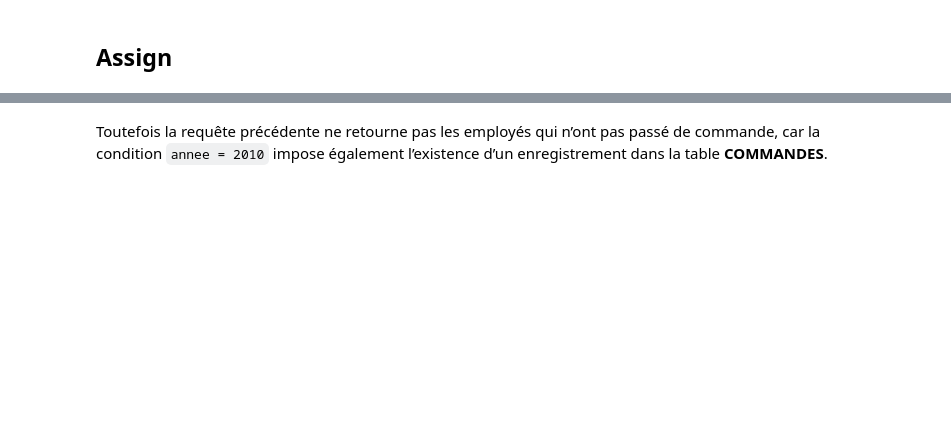
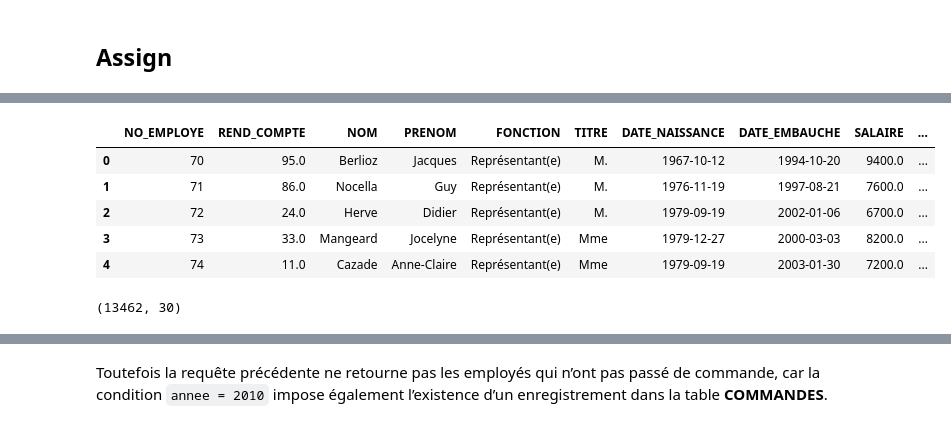
Before and after one commit to rbizoi/IntelligenceEnDonneesDeSante, a Jupyter notebook: Pandas/02-Les regroupents et jointures.ipynb, the cells around one changed output, grey strips where cells are left out. Saved outputs shown, nothing was run; the diff lists cells and outputs as text; code cells hidden in the pictures; blank space fills up the shorter version.

```diff
--- a/Pandas/02-Les regroupents et jointures.ipynb
+++ b/Pandas/02-Les regroupents et jointures.ipynb
@@ -153,6 +251,17 @@ select count(*)
 commandes = pd.read_sql_query("select * from commandes",connection)
 employes  = pd.read_sql_query("select * from employes",connection)
 clients  = pd.read_sql_query("select * from clients",connection)
+# %%
+employes.head()
+# %% [output]
+|  | NO_EMPLOYE | REND_COMPTE | NOM | PRENOM | FONCTION | TITRE | DATE_NAISSANCE | DATE_EMBAUCHE | SALAIRE | ... |
+| 0 | 70 | 95.0 | Berlioz | Jacques | Représentant(e) | M. | 1967-10-12 | 1994-10-20 | 9400.0 | ... |
+| 1 | 71 | 86.0 | Nocella | Guy | Représentant(e) | M. | 1976-11-19 | 1997-08-21 | 7600.0 | ... |
+| 2 | 72 | 24.0 | Herve | Didier | Représentant(e) | M. | 1979-09-19 | 2002-01-06 | 6700.0 | ... |
+| 3 | 73 | 33.0 | Mangeard | Jocelyne | Représentant(e) | Mme | 1979-12-27 | 2000-03-03 | 8200.0 | ... |
+| 4 | 74 | 11.0 | Cazade | Anne-Claire | Représentant(e) | Mme | 1979-09-19 | 2003-01-30 | 7200.0 | ... |
 # %%
-employes.merge(commandes, on='no_employe').merge(clients, on='code_client').shape
+employes.merge(commandes, on='NO_EMPLOYE').merge(clients, on='CODE_CLIENT').shape
+# %% [output]
+(13462, 30)
 # %%
```
Also changed, not shown: parts of 27 cells of this notebook.
